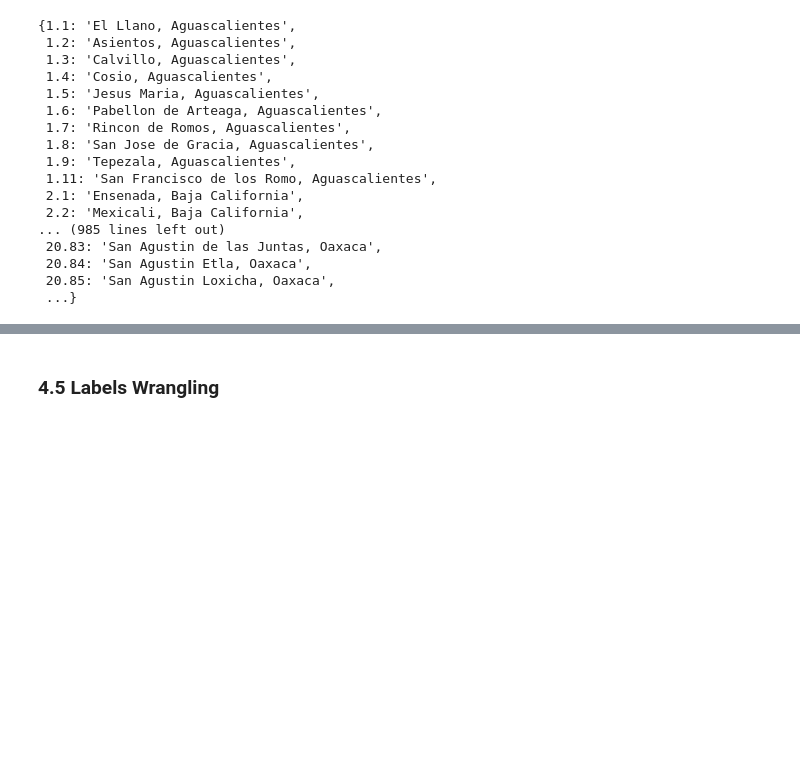
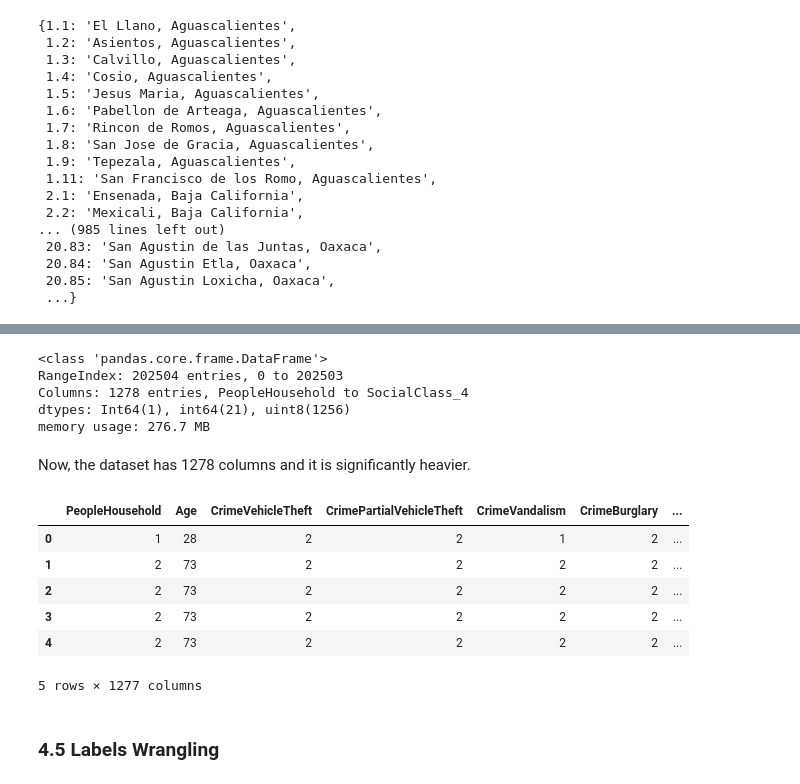
Before and after one commit to DanielEduardoLopez/CrimePredictionMX, a Jupyter notebook: CrimePredictionMX.ipynb, the cells around one changed output, grey strips where cells are left out. Cells and saved outputs as stored; diff of their text form; code cells hidden in the pictures; blank space fills up the shorter version.

Commit message:
Categorical attributes encoded

```diff
--- a/CrimePredictionMX.ipynb
+++ b/CrimePredictionMX.ipynb
@@ -1733,3 +1735,5 @@ Having wrangled the data, now it is clear that the municipalities of **Querétar
+# %%
+dataset = dataset.drop(columns = "Municipality")
 # %% [markdown]
 ### **4.4 Categorical Attributes Encoding** <a class="anchor" id="categorical"></a>
 
@@ -1737,3 +1755,41 @@ The categorical attributes were transformed using the One Hot Encoding approach.
+# %%
+categorical_attributes = ["HousingClass",
+                        "Kinship",
+                        "Education",
+                        "Activity",
+                        "Job",
+                        "Sex",
+                        "MetroArea",
+                        "Month",
+                        "State",
+                        "MunicipalityUniqueID",
+                        "Hour",
+                        "Place",
+                        "Category",
+                        "SocialClass"
+                        ]
+
+
+dataset = pd.get_dummies(dataset, columns=categorical_attributes, drop_first= True)
+dataset.info()
+# %% [output]
+<class 'pandas.core.frame.DataFrame'>
+RangeIndex: 202504 entries, 0 to 202503
+Columns: 1278 entries, PeopleHousehold to SocialClass_4
+dtypes: Int64(1), int64(21), uint8(1256)
+memory usage: 276.7 MB
+# %% [markdown]
+Now, the dataset has 1278 columns and it is significantly heavier.
+# %%
+dataset.head()
+# %% [output]
+|  | PeopleHousehold | Age | CrimeVehicleTheft | CrimePartialVehicleTheft | CrimeVandalism | CrimeBurglary | ... |
+| 0 | 1 | 28 | 2 | 2 | 1 | 2 | ... |
+| 1 | 2 | 73 | 2 | 2 | 2 | 2 | ... |
+| 2 | 2 | 73 | 2 | 2 | 2 | 2 | ... |
+| 3 | 2 | 73 | 2 | 2 | 2 | 2 | ... |
+| 4 | 2 | 73 | 2 | 2 | 2 | 2 | ... |
+5 rows × 1277 columns
 # %% [markdown]
 ### **4.5 Labels Wrangling** <a class="anchor" id="labels"></a>
 # %% [markdown]
```
Also changed, not shown: parts of 2 cells of this notebook.
